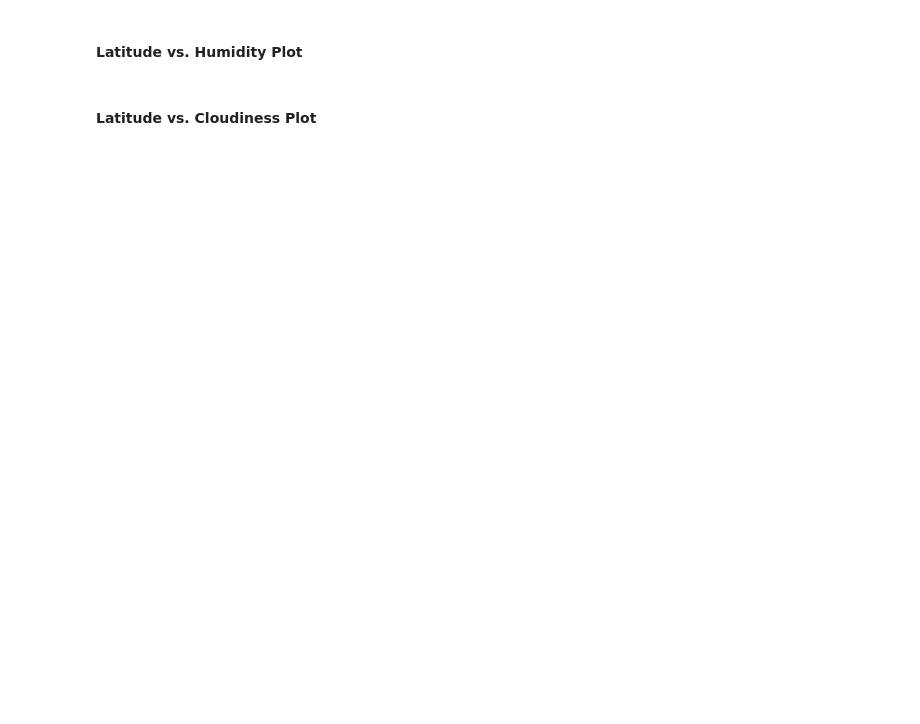
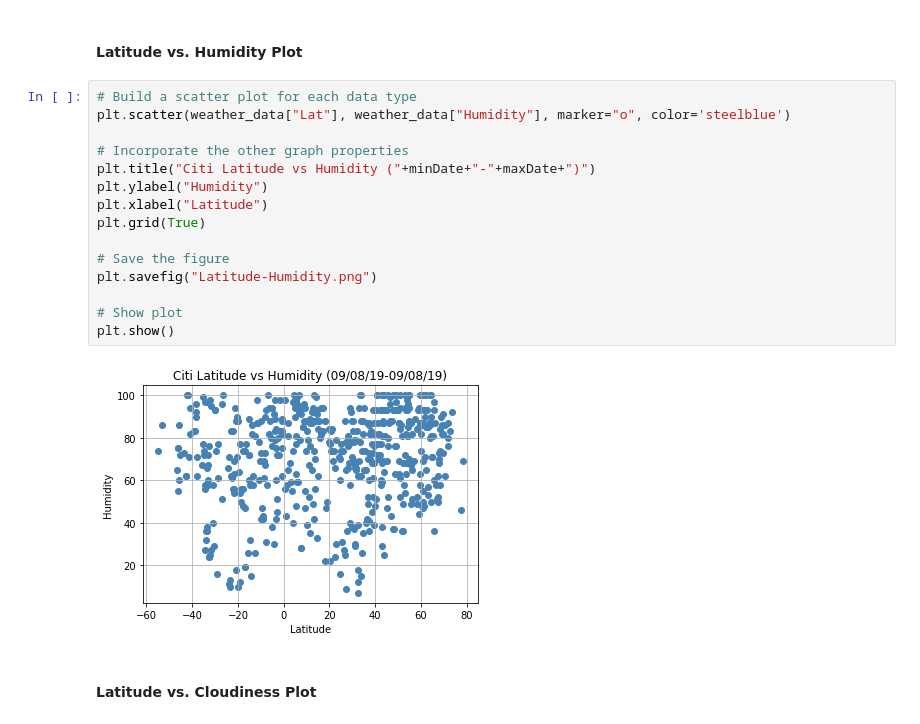
Before and after one commit to klhi3/api-challenge, a Jupyter notebook: WeatherPy.ipynb, the cells around one changed output. Cells and saved outputs as stored; diff of their text form; blank space fills up the shorter version.

```diff
--- a/WeatherPy.ipynb
+++ b/WeatherPy.ipynb
@@ -126,4 +224,21 @@ len(city_data)
 # %% [markdown]
 #### Latitude vs. Humidity Plot
+# %%
+# Build a scatter plot for each data type
+plt.scatter(weather_data["Lat"], weather_data["Humidity"], marker="o", color='steelblue')
+
+# Incorporate the other graph properties
+plt.title("Citi Latitude vs Humidity ("+minDate+"-"+maxDate+")")
+plt.ylabel("Humidity")
+plt.xlabel("Latitude")
+plt.grid(True)
+
+# Save the figure
+plt.savefig("Latitude-Humidity.png")
+
+# Show plot
+plt.show()
+# %% [output]
+[figure, added]
 # %% [markdown]
 #### Latitude vs. Cloudiness Plot
```
Also changed, not shown: parts of 14 cells of this notebook, 5 other files.
